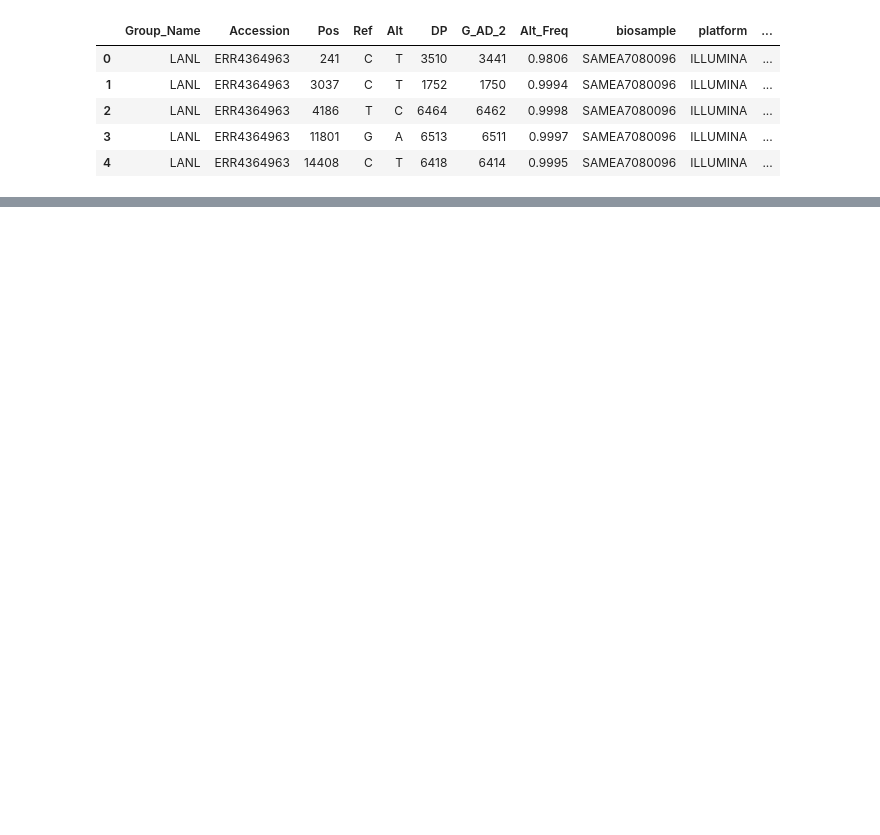
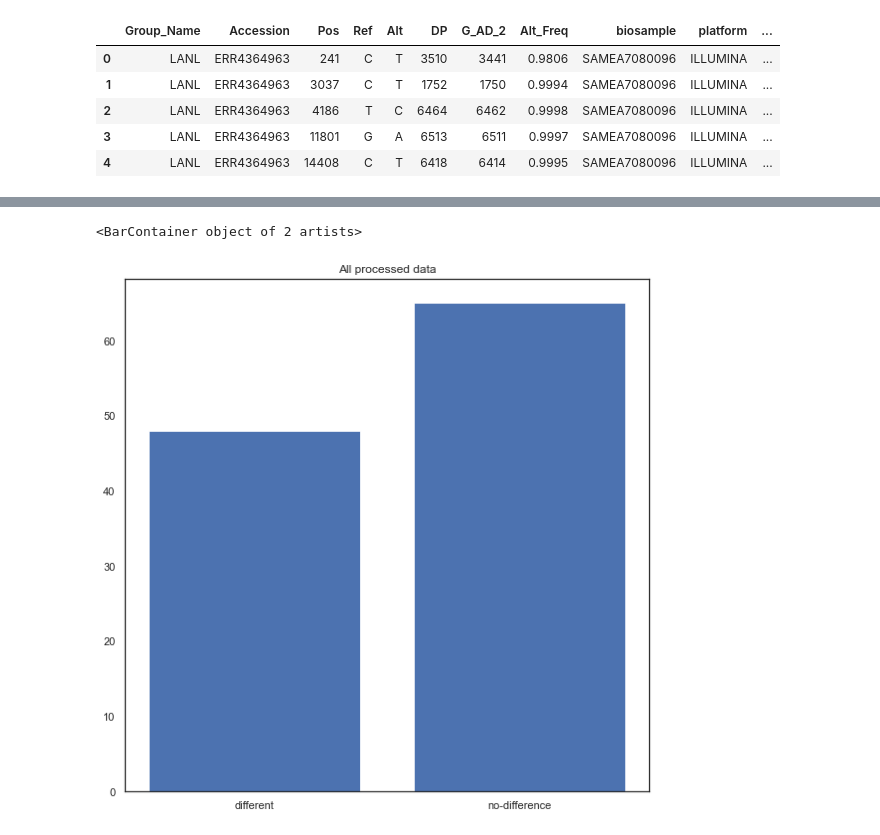
Before and after one commit to elais/ACTIV-TRACE-analysis, a Jupyter notebook: results/contingency_analyses/lanl_sim_anallyses.ipynb, the cells around one changed output, grey strips where cells are left out. Cells and saved outputs as stored; diff of their text form; code cells hidden in the pictures; blank space fills up the shorter version.

Commit message:
now got difference vs. same

```diff
--- a/results/contingency_analyses/lanl_sim_anallyses.ipynb
+++ b/results/contingency_analyses/lanl_sim_anallyses.ipynb
@@ -182,0 +179,7 @@ sns.barplot(x="biosample", y="differences", data=y)
+# %%
+filt_df = ont_ill_activ[ont_ill_activ['Accession'].isin(cov_filt_metadf['acc'])][['Accession','Pos', 'Ref',	'Alt',	'DP',	'G_AD_2',	'Alt_Freq',	'biosample',	'platform',	'bioproject',	'librarylayout',	'libraryselection', 'librarysource', 'ec-19_run_with_primer_trim']]
+filt_metadf = filt_df.merge(cov_filt_metadf[['acc', 'mapped_reads', 'avg_fold', 'std_fold', 'ref_recovery_perc']], left_on="Accession", right_on="acc", how="left")
+filt_metadf=filt_metadf.merge(testset_activ[['acc', 'primer_info']], left_on="Accession", right_on="acc", how="left")
+filt_metadf =filt_metadf.drop(['acc_x', 'acc_y'], axis=1)
+filt_metadf = filt_metadf[filt_metadf['primer_info'] != "Tiled-ClickSeq"]
+filt_metadf.head()
@@ -182,0 +193,14 @@ sns.barplot(x="biosample", y="differences", data=y)
+# %%
+
+filt_metadf.groupby(['ec-19_run_with_primer_trim']).count()
+def assign_primer2(row):
+    if row['ec-19_run_with_primer_trim'] == "artic_primer_v1":
+        return "ARTIC-V1"
+    elif row['ec-19_run_with_primer_trim'] == "artic_primer_v3":
+        return "ARTIC-V3"
+    else:
+        return "no-primer"
+filt_metadf['primer_info2'] = filt_metadf.apply(assign_primer2, axis=1)
+
+filt_metadf = filt_metadf.loc[~((filt_metadf['primer_info'] == "ARTIC-V3") & (filt_metadf['primer_info2'] == "no-primer"))]
+filt_metadf
@@ -182,0 +221,11 @@ sns.barplot(x="biosample", y="differences", data=y)
+# %%
+
+def check_diff(row):
+    if len(set(row['Pos'].to_list())) == 1:
+        return "no-difference"
+    else:
+        return "different"
+diff_count = filt_metadf.groupby(['biosample', 'Accession']).agg('count')
+diff_count = diff_count.reset_index()
+diff_summary = diff_count.groupby(['biosample']).apply(check_diff)
+diff_summary
@@ -182,0 +246,12 @@ sns.barplot(x="biosample", y="differences", data=y)
+# %%
+
+stat_df = pd.DataFrame(diff_summary)
+stat_df.columns = ["status"]
+stat_df = stat_df.reset_index()
+all_diff = stat_df.groupby(['status']).agg('count')
+all_diff
+plt.title('All processed data')
+plt.bar(x=all_diff.index, height=all_diff['biosample'])
+# %% [output]
+<BarContainer object of 2 artists>
+[figure, added]
```
Also changed, not shown: parts of 19 cells of this notebook.
